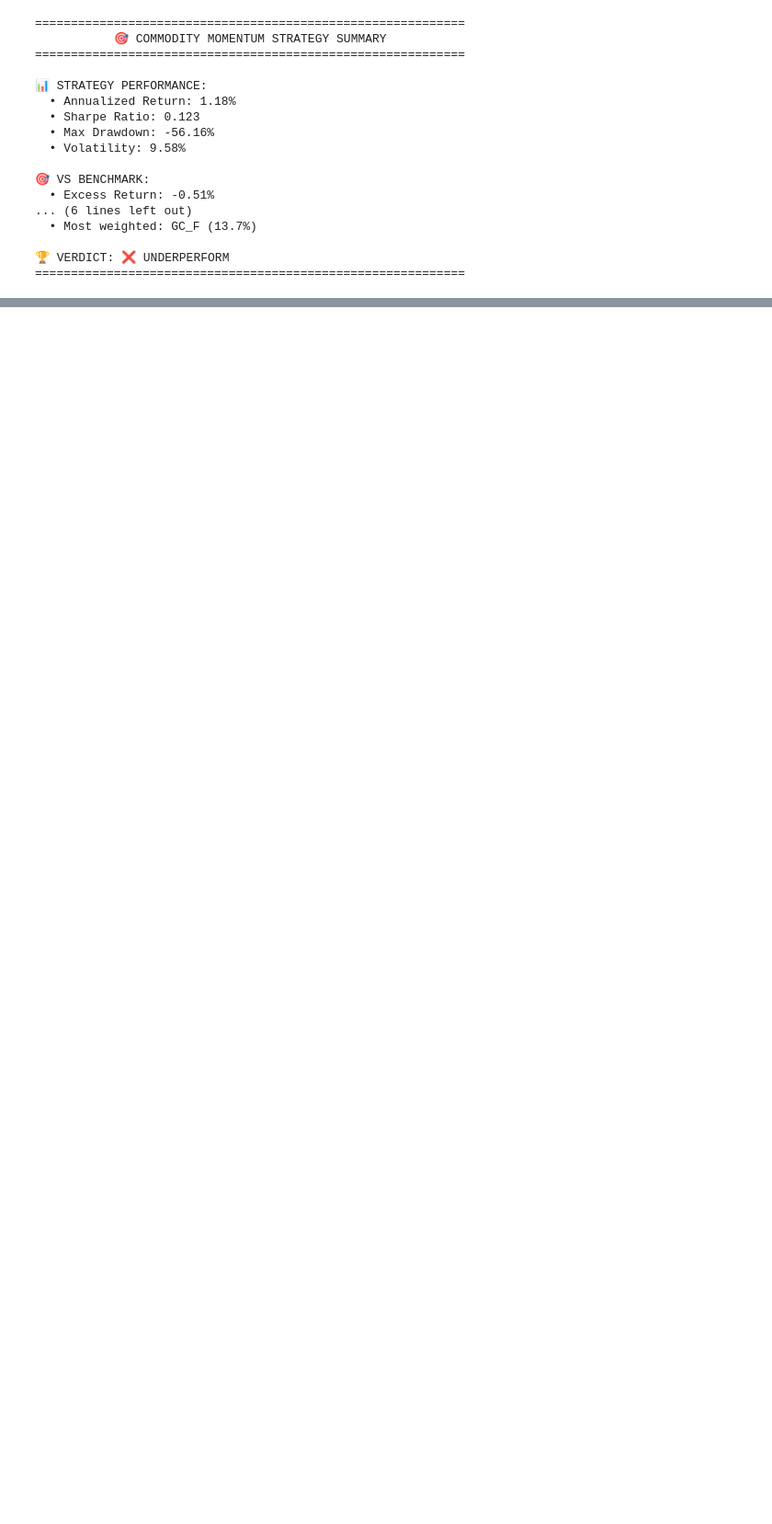
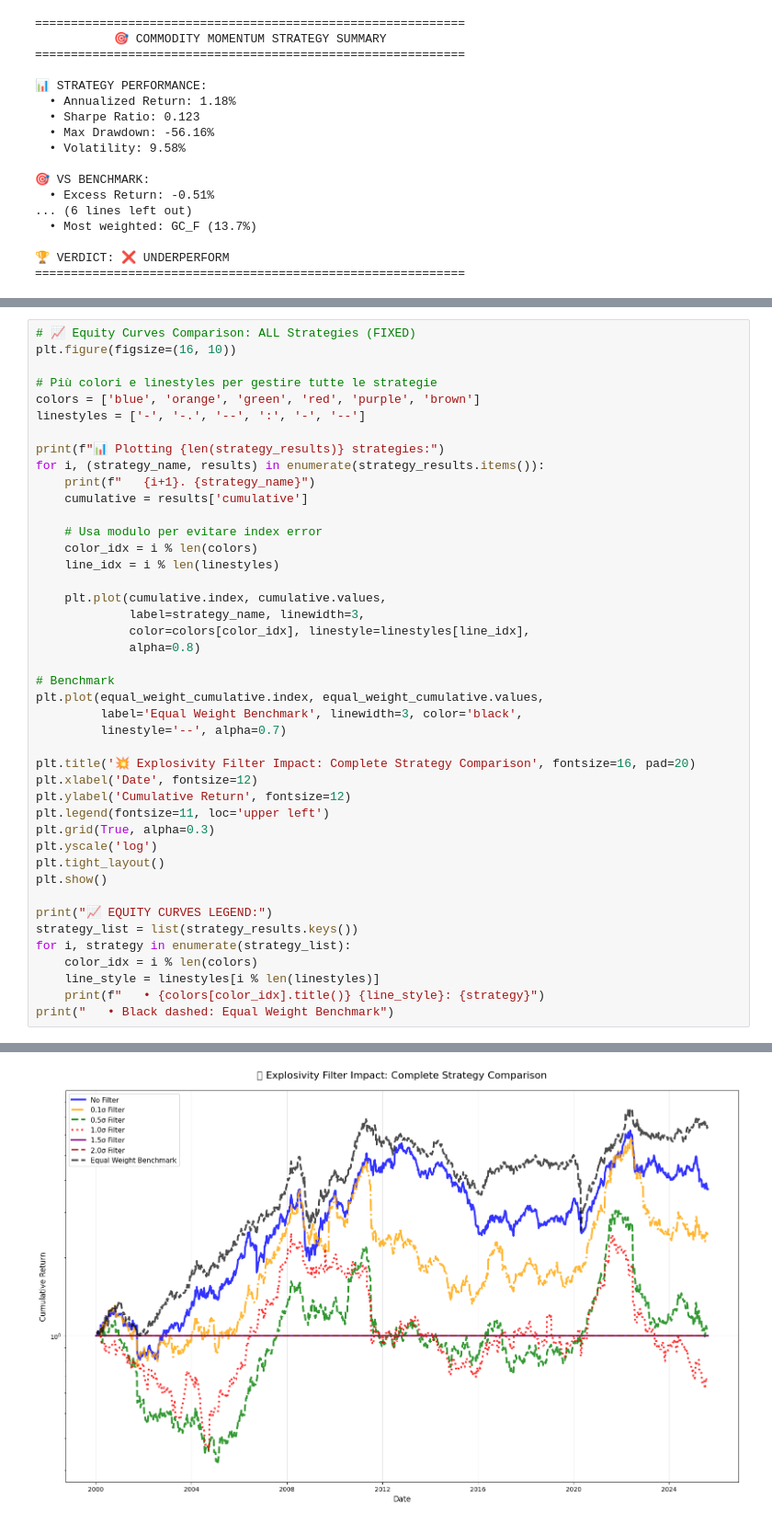
Before and after one commit to edoardoCame/Momentum-Top-Quintile, a Jupyter notebook: notebooks/commodity_momentum_strategy.ipynb, the cells around one changed output, grey strips where cells are left out. Shown at 92% size. Saved outputs shown, nothing was run; the diff lists cells and outputs as text; blank space fills up the shorter version.

```diff
--- a/notebooks/commodity_momentum_strategy.ipynb
+++ b/notebooks/commodity_momentum_strategy.ipynb
@@ -602,0 +1053,44 @@ print("="*60)
+# %%
+# 📈 Equity Curves Comparison: ALL Strategies (FIXED)
+plt.figure(figsize=(16, 10))
+
+# Più colori e linestyles per gestire tutte le strategie
+colors = ['blue', 'orange', 'green', 'red', 'purple', 'brown']
+linestyles = ['-', '-.', '--', ':', '-', '--']
+
+print(f"📊 Plotting {len(strategy_results)} strategies:")
+for i, (strategy_name, results) in enumerate(strategy_results.items()):
+    print(f"   {i+1}. {strategy_name}")
+    cumulative = results['cumulative']
+
+    # Usa modulo per evitare index error
+    color_idx = i % len(colors)
+    line_idx = i % len(linestyles)
+
+    plt.plot(cumulative.index, cumulative.values,
+             label=strategy_name, linewidth=3,
+             color=colors[color_idx], linestyle=linestyles[line_idx],
+             alpha=0.8)
+
+# Benchmark
+plt.plot(equal_weight_cumulative.index, equal_weight_cumulative.values,
+         label='Equal Weight Benchmark', linewidth=3, color='black',
+         linestyle='--', alpha=0.7)
+
+plt.title('💥 Explosivity Filter Impact: Complete Strategy Comparison', fontsize=16, pad=20)
+plt.xlabel('Date', fontsize=12)
+plt.ylabel('Cumulative Return', fontsize=12)
+plt.legend(fontsize=11, loc='upper left')
+plt.grid(True, alpha=0.3)
+plt.yscale('log')
+plt.tight_layout()
+plt.show()
+
+print("📈 EQUITY CURVES LEGEND:")
+strategy_list = list(strategy_results.keys())
+for i, strategy in enumerate(strategy_list):
+    color_idx = i % len(colors)
+    line_style = linestyles[i % len(linestyles)]
+    print(f"   • {colors[color_idx].title()} {line_style}: {strategy}")
+print("   • Black dashed: Equal Weight Benchmark")
+# %% [output]
@@ -602,0 +1104 @@ print("="*60)
+[figure, added]
```
Also changed, not shown: parts of 11 cells of this notebook, 3 other files.
